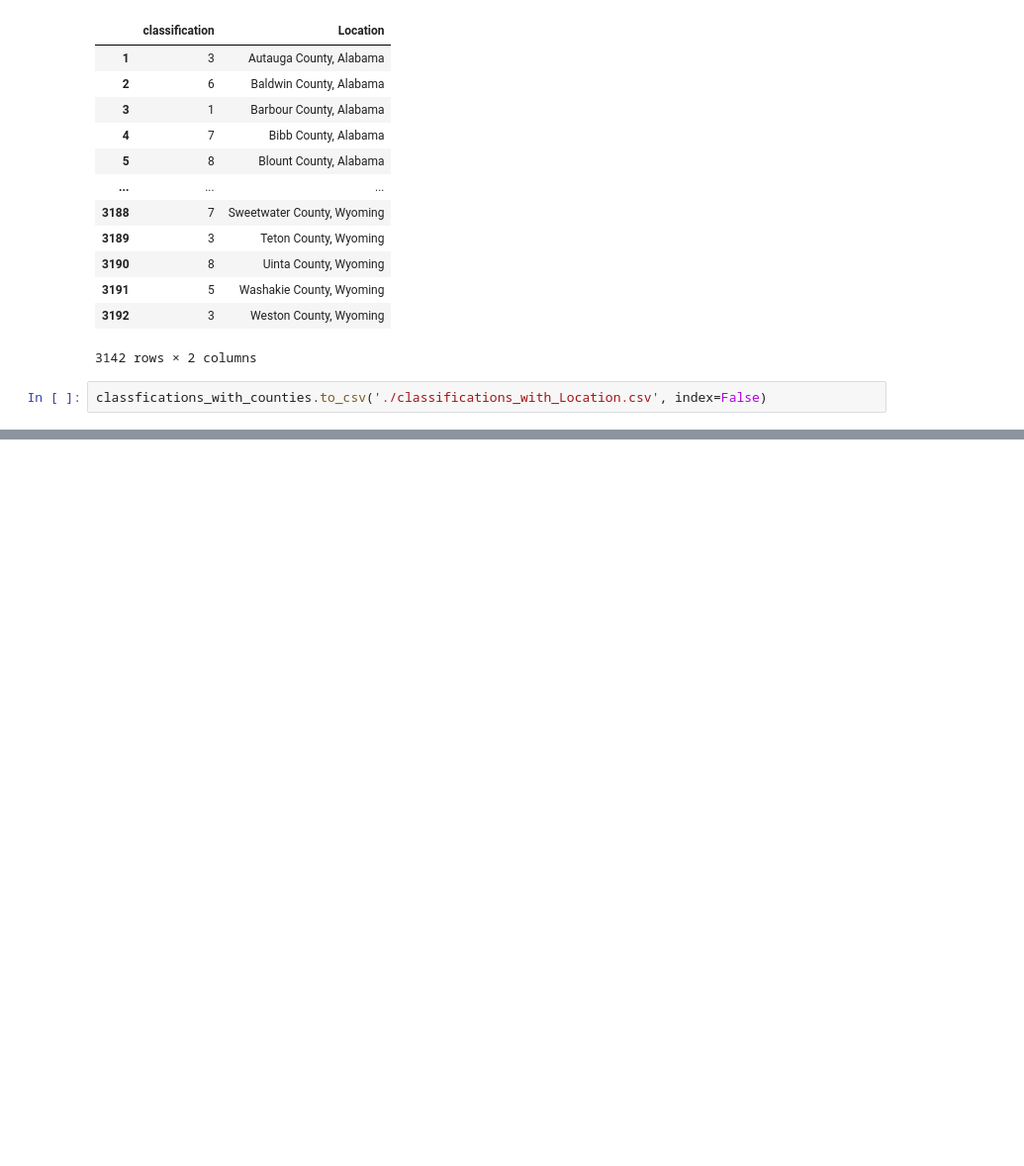
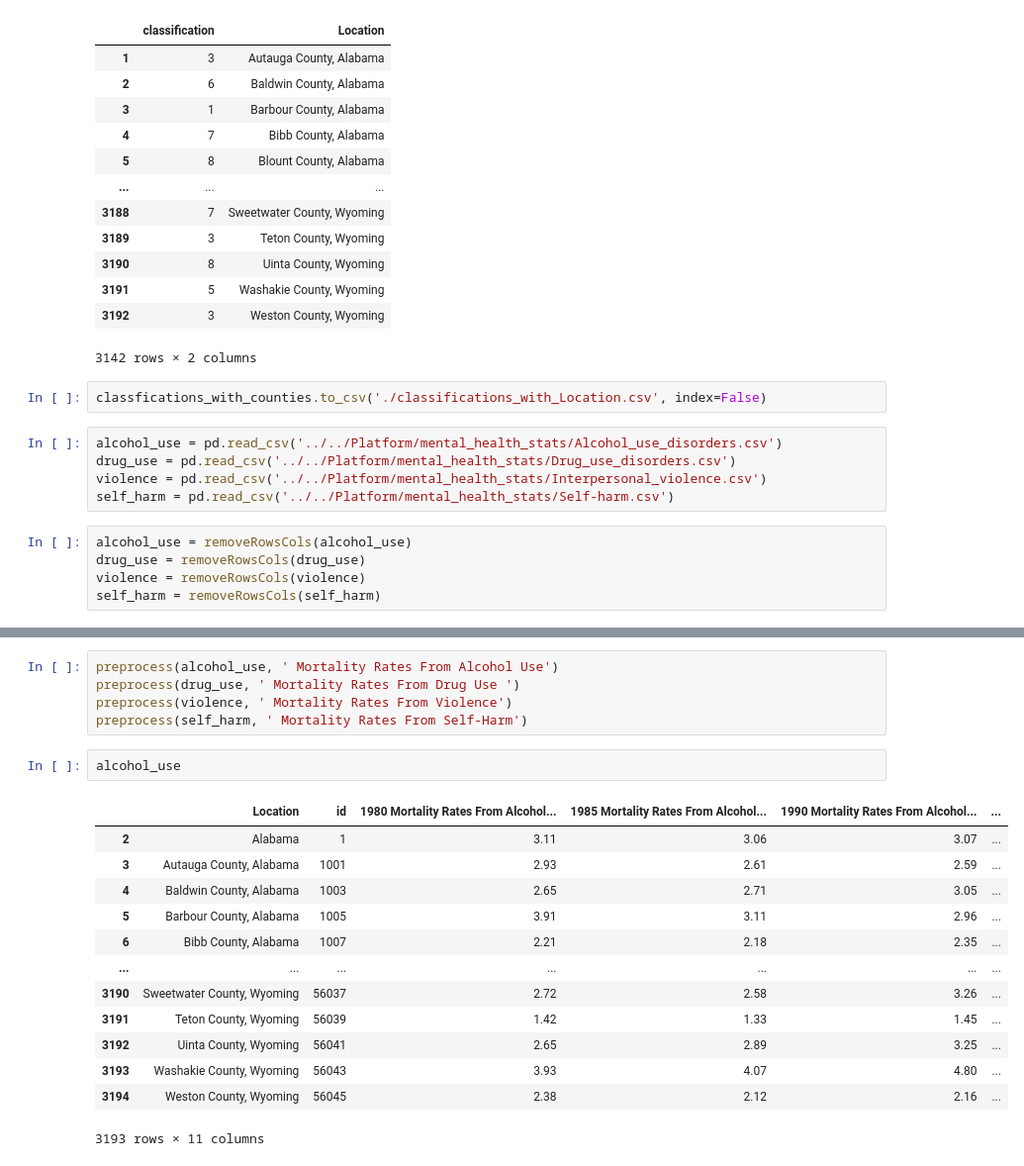
Before and after one commit to gt-big-data/MentalHealthRedistribution, a Jupyter notebook: Analysis/1st_sem_model/final_approach.ipynb, the cells around one changed output, grey strips where cells are left out. Shown at 99% size. Cells and saved outputs as stored; diff of their text form; blank space fills up the shorter version.

Commit message:
added csv with all mental health stats + classifications

```diff
--- a/Analysis/1st_sem_model/final_approach.ipynb
+++ b/Analysis/1st_sem_model/final_approach.ipynb
@@ -360,3 +360,13 @@ classfications_with_counties
 3142 rows × 2 columns
 # %%
 classfications_with_counties.to_csv('./classifications_with_Location.csv', index=False)
+# %%
+alcohol_use = pd.read_csv('../../Platform/mental_health_stats/Alcohol_use_disorders.csv')
+drug_use = pd.read_csv('../../Platform/mental_health_stats/Drug_use_disorders.csv')
+violence = pd.read_csv('../../Platform/mental_health_stats/Interpersonal_violence.csv')
+self_harm = pd.read_csv('../../Platform/mental_health_stats/Self-harm.csv')
+# %%
+alcohol_use = removeRowsCols(alcohol_use)
+drug_use = removeRowsCols(drug_use)
+violence = removeRowsCols(violence)
+self_harm = removeRowsCols(self_harm)
@@ -362,0 +380,21 @@ classfications_with_counties.to_csv('./classifications_with_Location.csv', index
+# %%
+preprocess(alcohol_use, ' Mortality Rates From Alcohol Use')
+preprocess(drug_use, ' Mortality Rates From Drug Use ')
+preprocess(violence, ' Mortality Rates From Violence')
+preprocess(self_harm, ' Mortality Rates From Self-Harm')
+# %%
+alcohol_use
+# %% [output]
+|  | Location | id | 1980 Mortality Rates From Alcohol... | 1985 Mortality Rates From Alcohol... | 1990 Mortality Rates From Alcohol... | ... |
+| 2 | Alabama | 1 | 3.11 | 3.06 | 3.07 | ... |
+| 3 | Autauga County, Alabama | 1001 | 2.93 | 2.61 | 2.59 | ... |
+| 4 | Baldwin County, Alabama | 1003 | 2.65 | 2.71 | 3.05 | ... |
+| 5 | Barbour County, Alabama | 1005 | 3.91 | 3.11 | 2.96 | ... |
+| 6 | Bibb County, Alabama | 1007 | 2.21 | 2.18 | 2.35 | ... |
+| ... | ... | ... | ... | ... | ... | ... |
+| 3190 | Sweetwater County, Wyoming | 56037 | 2.72 | 2.58 | 3.26 | ... |
+| 3191 | Teton County, Wyoming | 56039 | 1.42 | 1.33 | 1.45 | ... |
+| 3192 | Uinta County, Wyoming | 56041 | 2.65 | 2.89 | 3.25 | ... |
+| 3193 | Washakie County, Wyoming | 56043 | 3.93 | 4.07 | 4.80 | ... |
+| 3194 | Weston County, Wyoming | 56045 | 2.38 | 2.12 | 2.16 | ... |
+3193 rows × 11 columns
```
Also changed, not shown: parts of 8 cells of this notebook, 3 other files.
